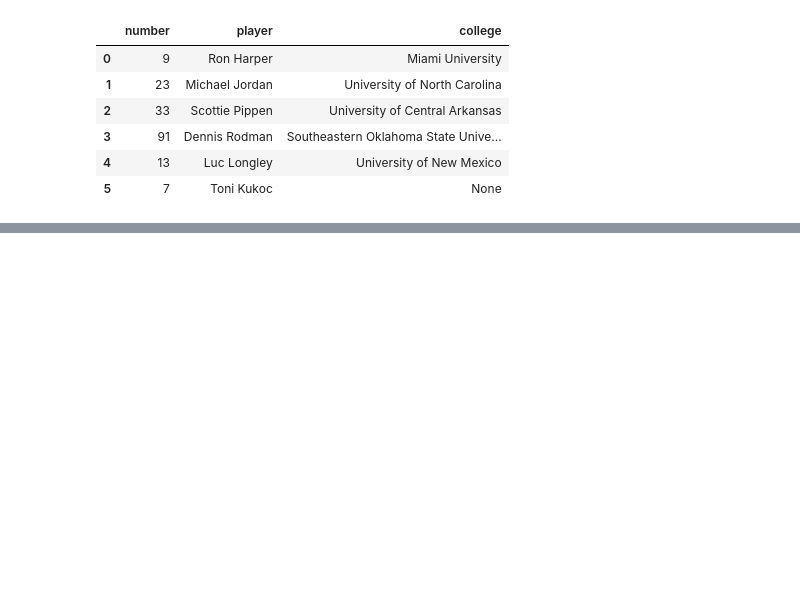
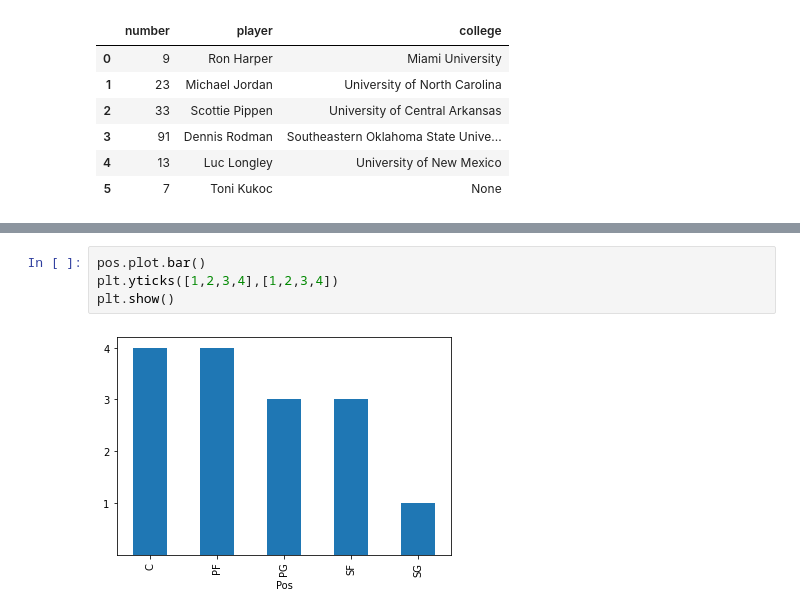
Before and after one commit to oouyang/learn_colab, a Jupyter notebook: Data_Science_in_Action.ipynb, the cells around one changed output, grey strips where cells are left out. Drawn from its saved outputs; the diff is of its cells as text; blank space fills up the shorter version.

```diff
--- a/Data_Science_in_Action.ipynb
+++ b/Data_Science_in_Action.ipynb
@@ -1588,0 +1894,6 @@ number_df.join(college_df[["college"]])
+# %%
+pos.plot.bar()
+plt.yticks([1,2,3,4],[1,2,3,4])
+plt.show()
+# %% [output]
+[figure, added]
```
Also changed, not shown: parts of 72 cells of this notebook.
